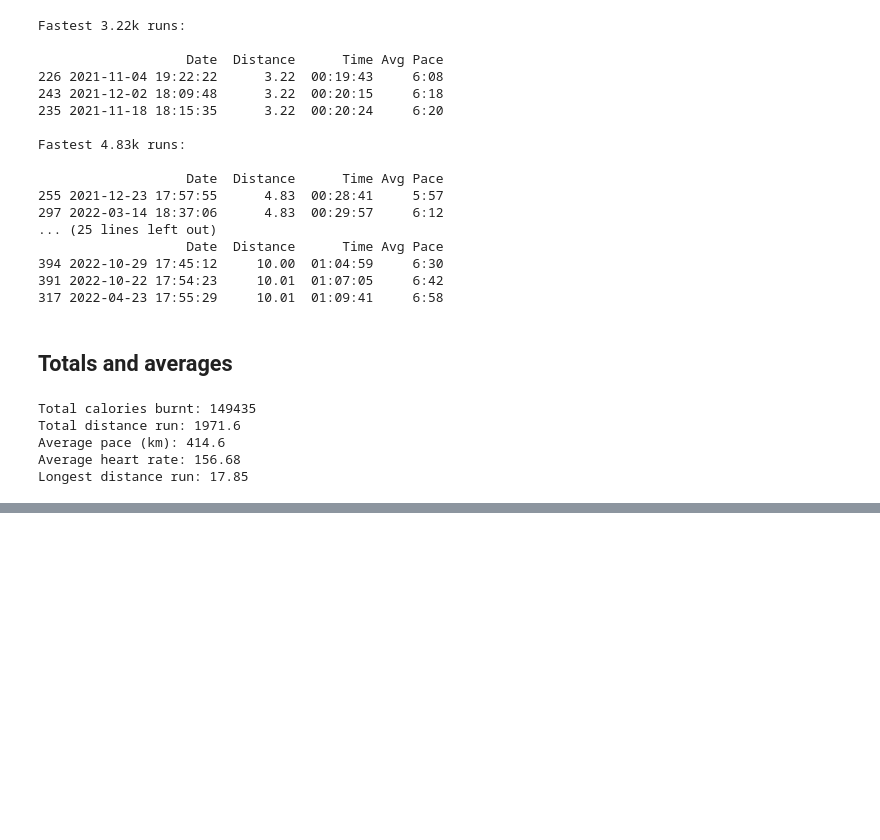
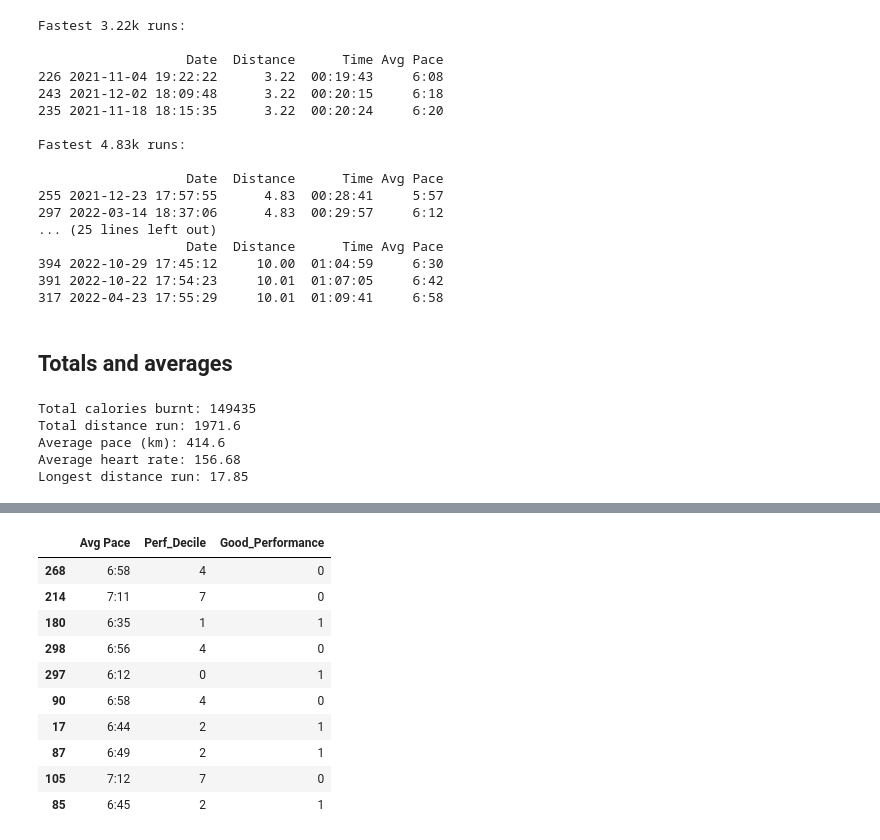
Before and after one commit to kauber/NewRunAnalyzer, a Jupyter notebook: Notebooks/RunAnalyze.ipynb, the cells around one changed output, grey strips where cells are left out. Cells and saved outputs as stored; diff of their text form; code cells hidden in the pictures; blank space fills up the shorter version.

```diff
--- a/Notebooks/RunAnalyze.ipynb
+++ b/Notebooks/RunAnalyze.ipynb
@@ -499,0 +574,14 @@ Longest distance run: 17.85
+# %%
+rundata[['Avg Pace','Perf_Decile','Good_Performance']].sample(10)
+# %% [output]
+|  | Avg Pace | Perf_Decile | Good_Performance |
+| 268 | 6:58 | 4 | 0 |
+| 214 | 7:11 | 7 | 0 |
+| 180 | 6:35 | 1 | 1 |
+| 298 | 6:56 | 4 | 0 |
+| 297 | 6:12 | 0 | 1 |
+| 90 | 6:58 | 4 | 0 |
+| 17 | 6:44 | 2 | 1 |
+| 87 | 6:49 | 2 | 1 |
+| 105 | 7:12 | 7 | 0 |
+| 85 | 6:45 | 2 | 1 |
```
Also changed, not shown: parts of 68 cells of this notebook.
